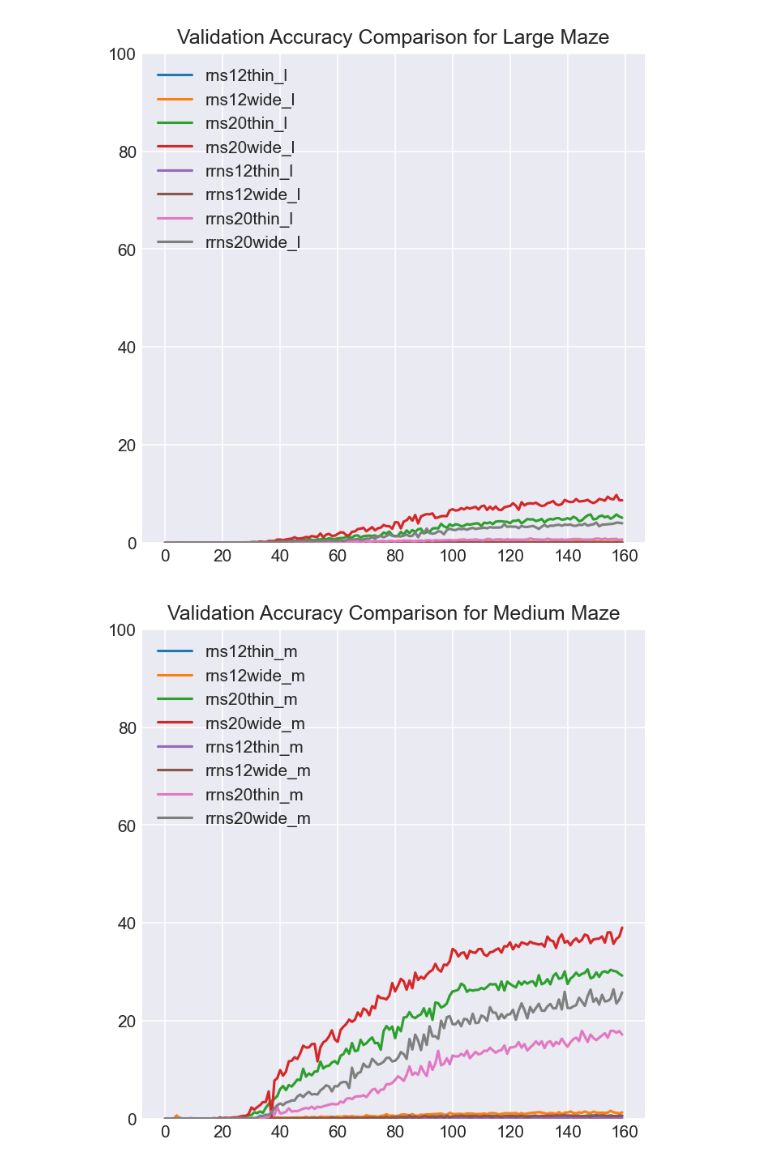
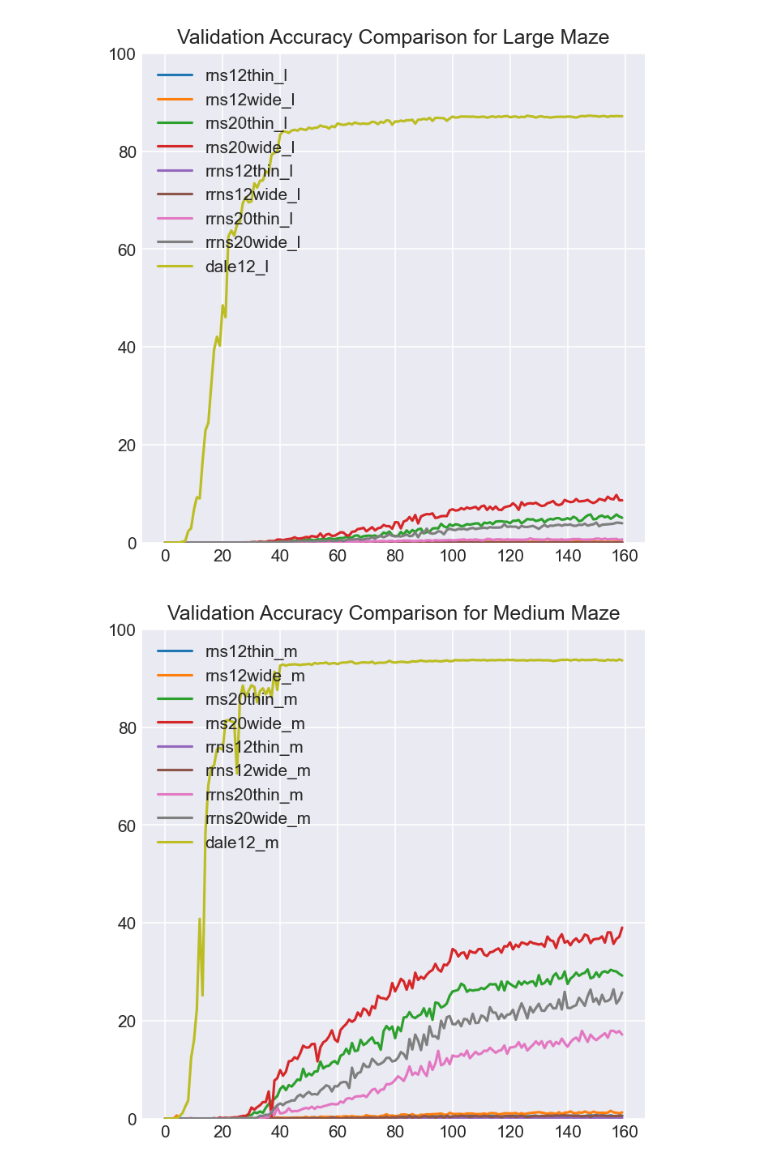
Before and after one commit to hiyuantang/marked_long, a Jupyter notebook: DeepThinking_results/output_stats/vis.ipynb, the cells around one changed output. Cells and saved outputs as stored; diff of their text form; code cells hidden in the pictures.

```diff
--- a/DeepThinking_results/output_stats/vis.ipynb
+++ b/DeepThinking_results/output_stats/vis.ipynb
@@ -70,21 +70,25 @@ rrns20thin_s = get_val_results('./1/rrns20thin_s/stats.txt')
 rrns20wide_l = get_val_results('./1/rrns20wide_l/stats.txt')
 rrns20wide_m = get_val_results('./1/rrns20wide_m/stats.txt')
 rrns20wide_s = get_val_results('./1/rrns20wide_s/stats.txt')
+
+dale12_l = get_val_results('./0/dalernn_12_l/stats.txt')
+dale12_m = get_val_results('./0/dalernn_12_m/stats.txt')
+dale12_s = get_val_results('./0/dalernn_12_s/stats.txt')
 # %%
 acc_list = np.array([rns12thin_l, rns12wide_l, rns20thin_l, rns20wide_l,
-                    rrns12thin_l, rrns12wide_l, rrns20thin_l, rrns20wide_l], dtype=object)
+                    rrns12thin_l, rrns12wide_l, rrns20thin_l, rrns20wide_l, dale12_l], dtype=object)
 name_list = ['rns12thin_l', 'rns12wide_l', 'rns20thin_l', 'rns20wide_l',
-            'rrns12thin_l', 'rrns12wide_l', 'rrns20thin_l', 'rrns20wide_l']
+            'rrns12thin_l', 'rrns12wide_l', 'rrns20thin_l', 'rrns20wide_l', 'dale12_l']
 simple_vis(acc_list, name_list, title='Validation Accuracy Comparison for Large Maze')
 # %% [output]
-[figure, old version]
+[figure, new version]
 # %%
 acc_list = np.array([rns12thin_m, rns12wide_m, rns20thin_m, rns20wide_m,
-                    rrns12thin_m, rrns12wide_m, rrns20thin_m, rrns20wide_m], dtype=object)
+                    rrns12thin_m, rrns12wide_m, rrns20thin_m, rrns20wide_m, dale12_m], dtype=object)
 name_list = ['rns12thin_m', 'rns12wide_m', 'rns20thin_m', 'rns20wide_m',
-            'rrns12thin_m', 'rrns12wide_m', 'rrns20thin_m', 'rrns20wide_m']
+            'rrns12thin_m', 'rrns12wide_m', 'rrns20thin_m', 'rrns20wide_m', 'dale12_m']
 simple_vis(acc_list, name_list, title='Validation Accuracy Comparison for Medium Maze')
 # %% [output]
-[figure, old version]
+[figure, new version]
 # %%
 acc_list = np.array([rns12thin_s, rns12wide_s, rns20thin_s, rns20wide_s,
```
Also changed, not shown: parts of 1 cell of this notebook, 3 other files.
